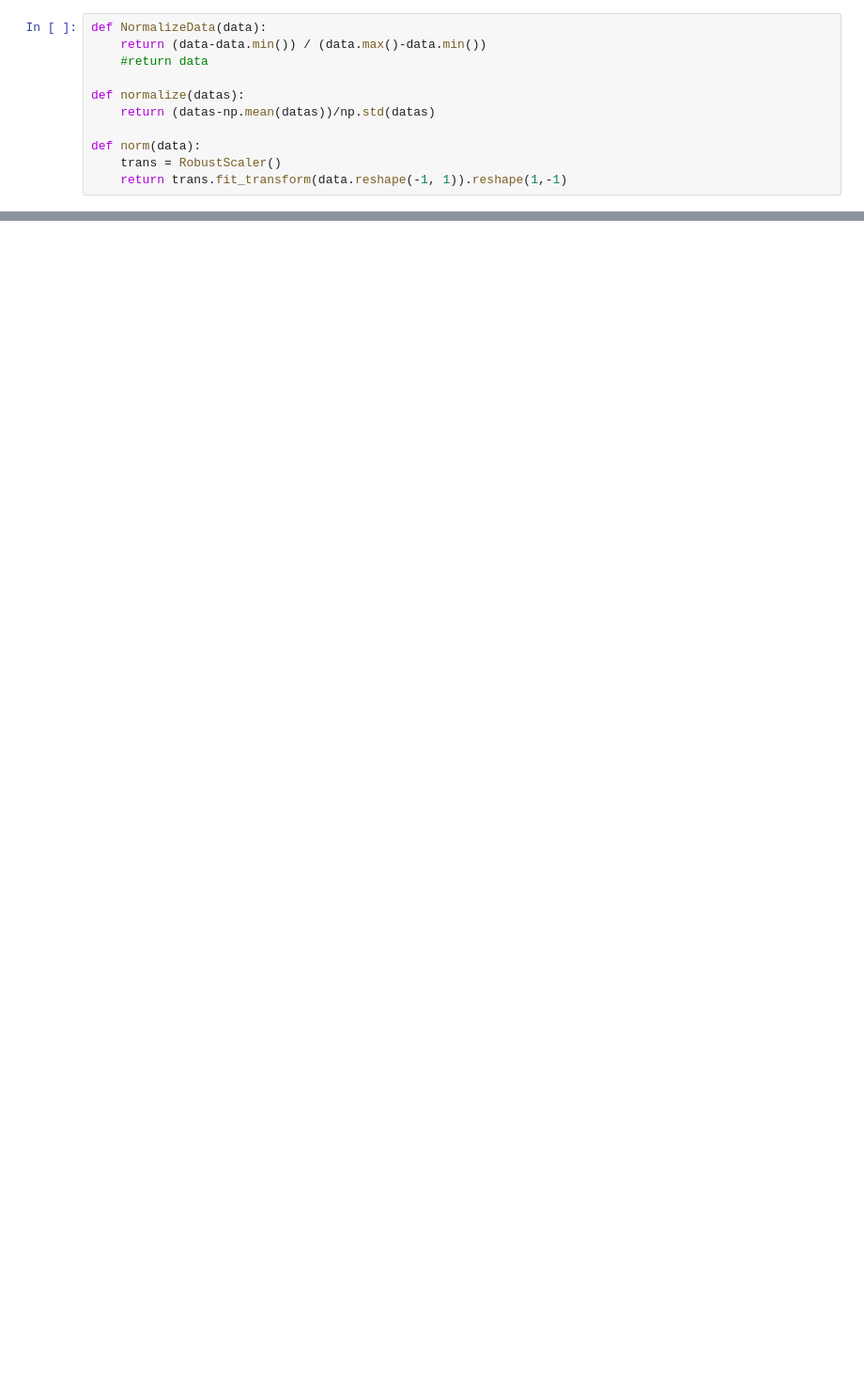
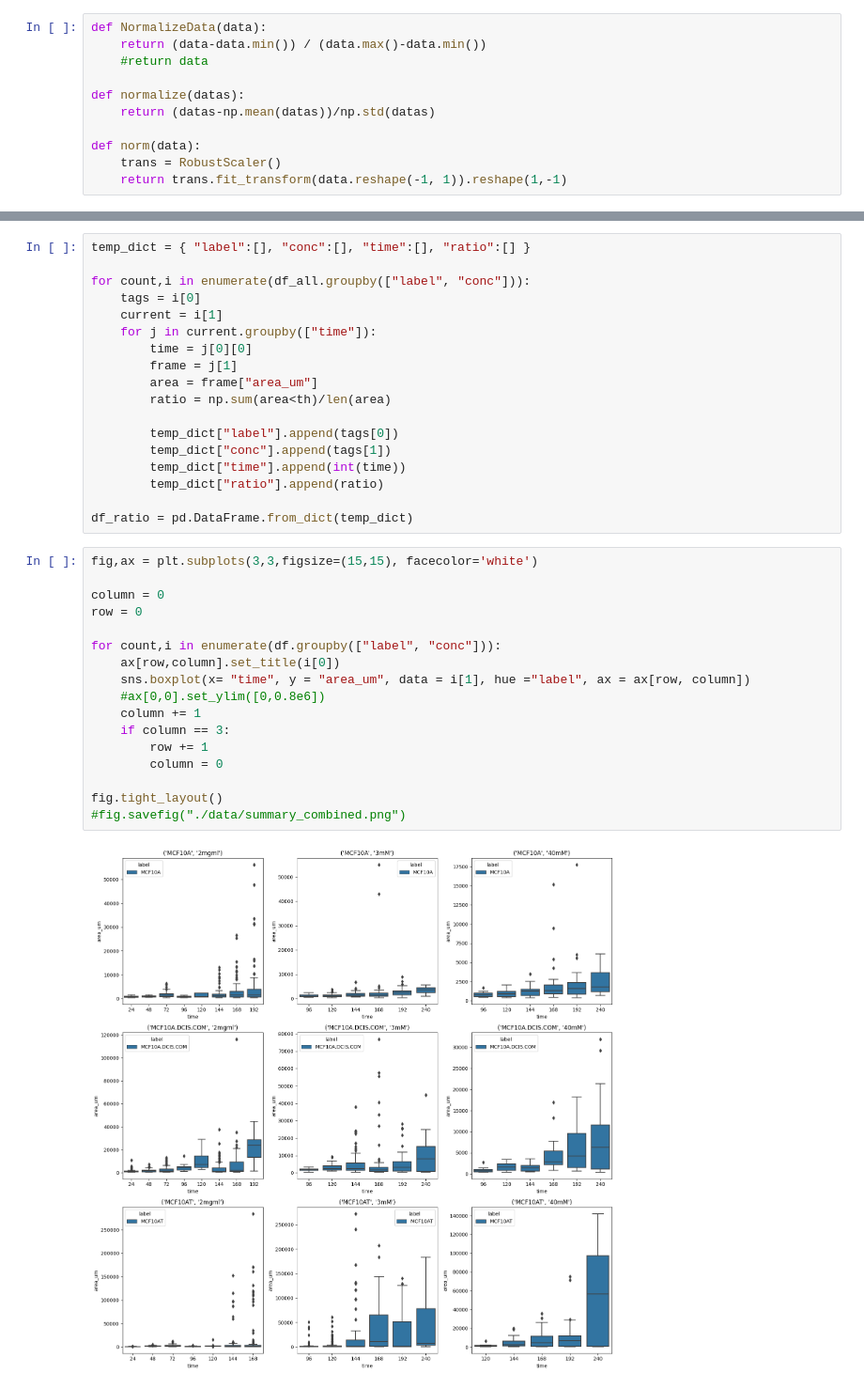
Before and after one commit to ArttuD/InstruProject, a Jupyter notebook: jupyterNotebooks/PCA_incubation.ipynb, the cells around one changed output, grey strips where cells are left out. Shown at 94% size. Drawn from its saved outputs; the diff is of its cells as text; blank space fills up the shorter version.

```diff
--- a/jupyterNotebooks/PCA_incubation.ipynb
+++ b/jupyterNotebooks/PCA_incubation.ipynb
@@ -77,0 +133,37 @@ for i in range(len(masks)):
+# %%
+temp_dict = { "label":[], "conc":[], "time":[], "ratio":[] }
+
+for count,i in enumerate(df_all.groupby(["label", "conc"])):
+    tags = i[0]
+    current = i[1]
+    for j in current.groupby(["time"]):
+        time = j[0][0]
+        frame = j[1]
+        area = frame["area_um"]
+        ratio = np.sum(area<th)/len(area)
+
+        temp_dict["label"].append(tags[0])
+        temp_dict["conc"].append(tags[1])
+        temp_dict["time"].append(int(time))
+        temp_dict["ratio"].append(ratio)
+
+df_ratio = pd.DataFrame.from_dict(temp_dict)
+# %%
+fig,ax = plt.subplots(3,3,figsize=(15,15), facecolor='white')
+
+column = 0
+row = 0
+
+for count,i in enumerate(df.groupby(["label", "conc"])):
+    ax[row,column].set_title(i[0])
+    sns.boxplot(x= "time", y = "area_um", data = i[1], hue ="label", ax = ax[row, column])
+    #ax[0,0].set_ylim([0,0.8e6])
+    column += 1
+    if column == 3:
+        row += 1
+        column = 0
+
+fig.tight_layout()
+#fig.savefig("./data/summary_combined.png")
+# %% [output]
+[figure, added]
```
Also changed, not shown: parts of 24 cells of this notebook.
